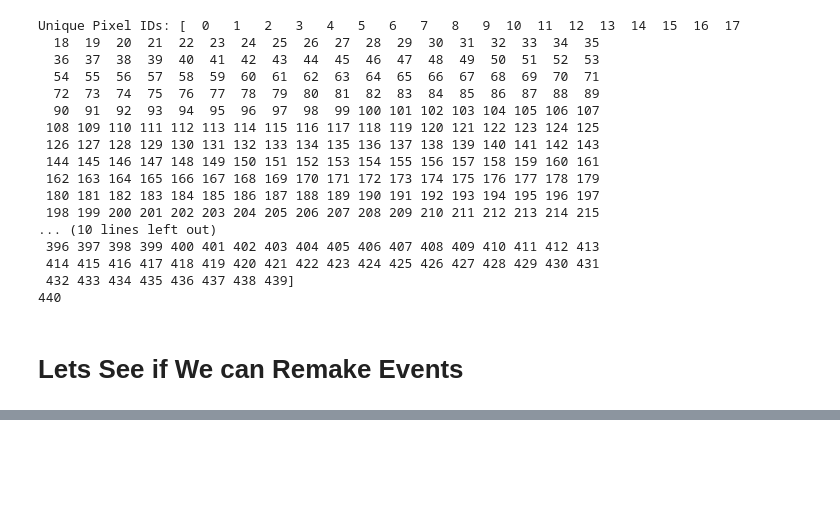
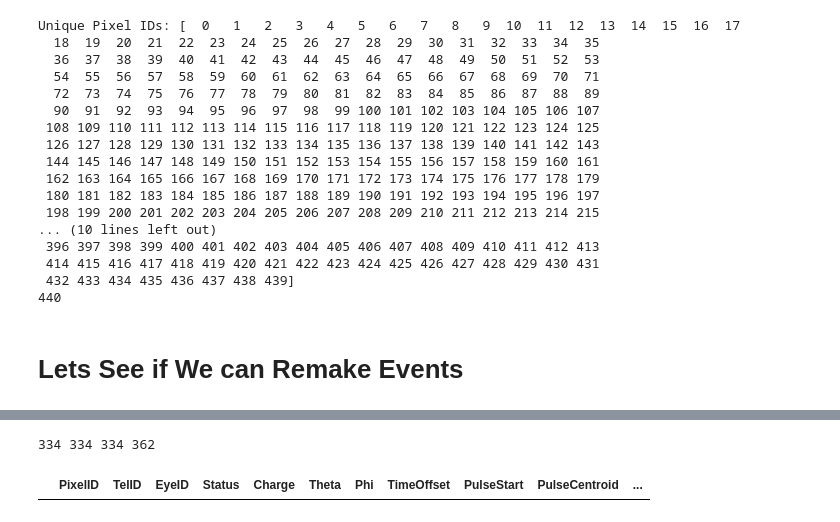
Before and after one commit to fedor-tairli/CDEProject, a Jupyter notebook: ReadingData/CheckingDataInFiles.ipynb, the cells around one changed output, grey strips where cells are left out. Drawn from its saved outputs; the diff is of its cells as text; code cells hidden in the pictures; blank space fills up the shorter version.

```diff
--- a/ReadingData/CheckingDataInFiles.ipynb
+++ b/ReadingData/CheckingDataInFiles.ipynb
@@ -378,0 +496,8 @@ Dataframe_Chunk.head(1000)
+# %%
+iEv = 8
+print(EventLevelData.Pixel_Start[iEv], EventLevelData.Pixel_End[iEv], EventLevelData.Pixel_Start[iEv+1],EventLevelData.Pixel_End[iEv+1])
+PixelChunk = PixelLevelData[EventLevelData.Pixel_Start[iEv]:EventLevelData.Pixel_End[iEv]]
+PixelChunk.head(1000)
+# %% [output]
+334 334 334 362
+|  | PixelID | TelID | EyeID | Status | Charge | Theta | Phi | TimeOffset | PulseStart | PulseCentroid | ... |
```
Also changed, not shown: parts of 13 cells of this notebook, 5 other files.
